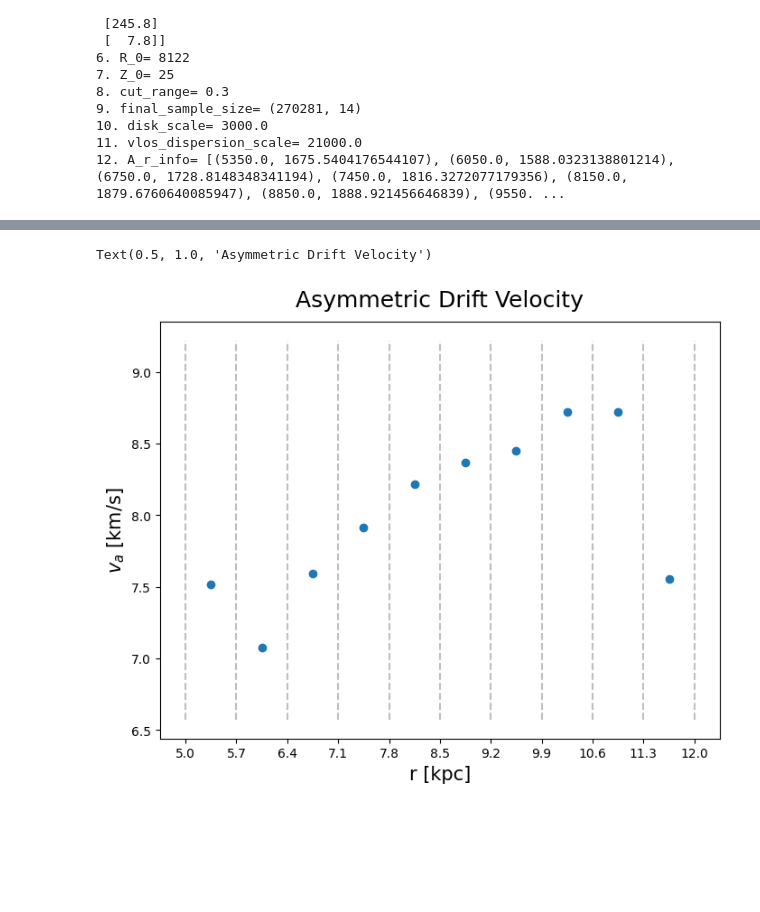
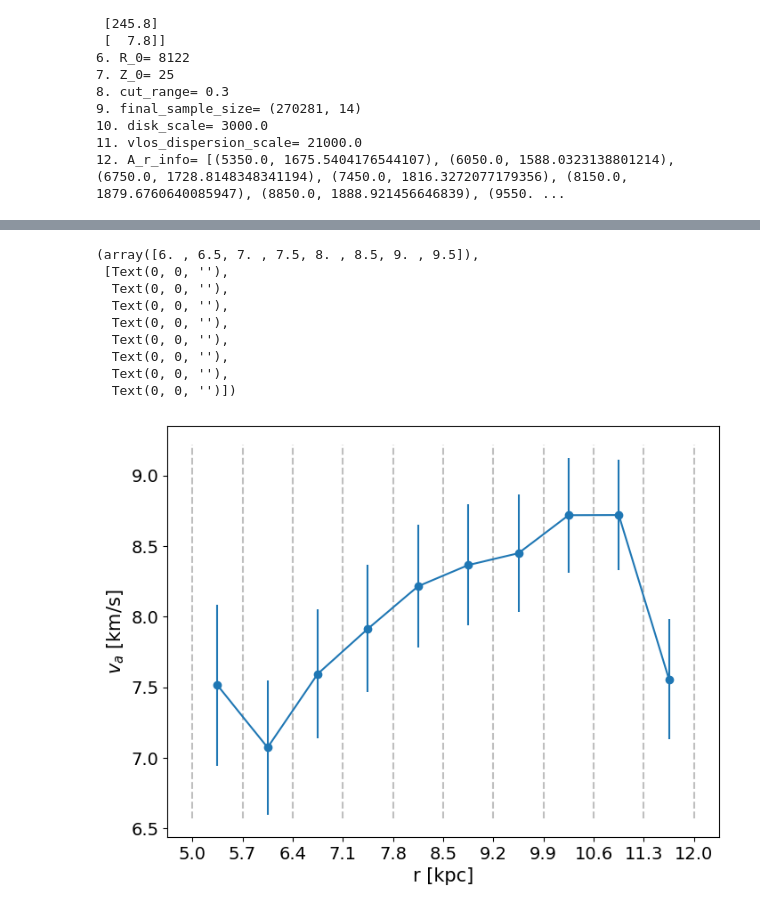
Before and after one commit to HEP-KBFI/gaia-tools, a Jupyter notebook: jupyter-notebook/h_fitting_and_asymmetric_drift.ipynb, the cells around one changed output, grey strips where cells are left out. Cells and saved outputs as stored; diff of their text form; code cells hidden in the pictures; blank space fills up the shorter version.

Commit message:
asymmetric drift plotting

```diff
--- a/jupyter-notebook/h_fitting_and_asymmetric_drift.ipynb
+++ b/jupyter-notebook/h_fitting_and_asymmetric_drift.ipynb
@@ -341,8 +341,11 @@ bin_collection = data_analysis.get_collapsed_bins(data = galcen_data,
                                                       r_drift = False,
                                                       debug = False)
 # %%
+# Gets weighted mean velocities and errors
+
 bins = bin_collection.bins
 weighted_mean_velocities = []
+weighted_var_velocities = []
 
 for i, bin in enumerate(bins):
 
@@ -352,5 +355,35 @@ for i, bin in enumerate(bins):
     mean = weighted_avg
 
     weighted_mean_velocities.append(mean)
+    weighted_var_velocities.append(weighted_var)
 
 weighted_mean_velocities = np.array(weighted_mean_velocities)
+weighted_var_velocities = np.array(weighted_var_velocities)
+# %%
+# Compute va error
+r, A = zip(*bin_setup['A_r_info'])
+A = np.array(A)
+
+va_error_array = []
+
+for i,bin in enumerate(bin_collection.bins):
+    v_c = velocity_array[:,0][0:-2][i]
+    v_phi = weighted_mean_velocities[i]
+    A_i = 2*A[i]
+
+    # add the sub and sup and divide by 2
+    vc_error = ((velocity_array[:,1][0:-2][i] + velocity_array[:,2][0:-2][i])/2)
+    vphi_error = weighted_var_velocities[i]
+    print("vc_error: {}".format(vc_error))
+    print("vphi_error: {}".format(np.sqrt(vphi_error)))
+
+    add_1 = -A_i*(v_c + v_phi)**(-2)*vc_error
+    add_2 = -A_i*(v_c + v_phi)**(-2)*np.sqrt(vphi_error)
+
+    va_error = np.sqrt(add_1**2 + add_2**2)
+    print(va_error)
+
+    va_error_array.append(va_error)
+
+va_error_array = np.array(va_error_array)
+va_error_array
@@ -359,33 +412,46 @@ r, A = zip(*bin_setup['A_r_info'])
 
 fig, ax = plt.subplots(figsize=(8, 6))
 
 x = r
 y = -2*np.array(A)/(velocity_array[:,0][0:-2] + weighted_mean_velocities)
 
 ax.scatter(x, y)
+
+plt.errorbar(x, y,
+                    yerr=va_error_array)
 
 # plt.errorbar(x_values, -y_values,
 #                     yerr= y_error,
 #                     fmt='o', c=colors[i_path], label=labels[i_path])
 
 def numfmt(x, pos):
             s = '{:.1f}'.format(x / 1000.0)
             return s
 fmt = ticker.FuncFormatter(numfmt)
 ax.xaxis.set_major_formatter(fmt)
 
 bin_edges_r = bin_setup['bin_edges'][0][0]
 bin_edges_z = bin_setup['bin_edges'][1].T[0]
 
 ax.vlines(bin_edges_r, np.min(y) - 0.5, np.max(y) + 0.5, linestyles='dashed', alpha=0.5, colors='grey')
 ax.set_xticks(bin_edges_r)
 
 fontdict = {'fontsize' : 15}
 
 ax.set_xlabel('r [kpc]', fontdict= fontdict)
 ax.set_ylabel(r'$v_a$ [km/s]', fontdict= fontdict)
 
-plt.title('Asymmetric Drift Velocity', fontsize=18, pad=12)
+plt.xticks(fontsize=14, rotation=0)
+plt.yticks(fontsize=14, rotation=0)
+#plt.title('Asymmetric Drift Velocity', fontsize=18, pad=12)
 # %% [output]
-Text(0.5, 1.0, 'Asymmetric Drift Velocity')
+(array([6. , 6.5, 7. , 7.5, 8. , 8.5, 9. , 9.5]),
+ [Text(0, 0, ''),
+  Text(0, 0, ''),
+  Text(0, 0, ''),
+  Text(0, 0, ''),
+  Text(0, 0, ''),
+  Text(0, 0, ''),
+  Text(0, 0, ''),
+  Text(0, 0, '')])
-[figure, old version]
+[figure, new version]
```
Also changed, not shown: parts of 3 cells of this notebook.
